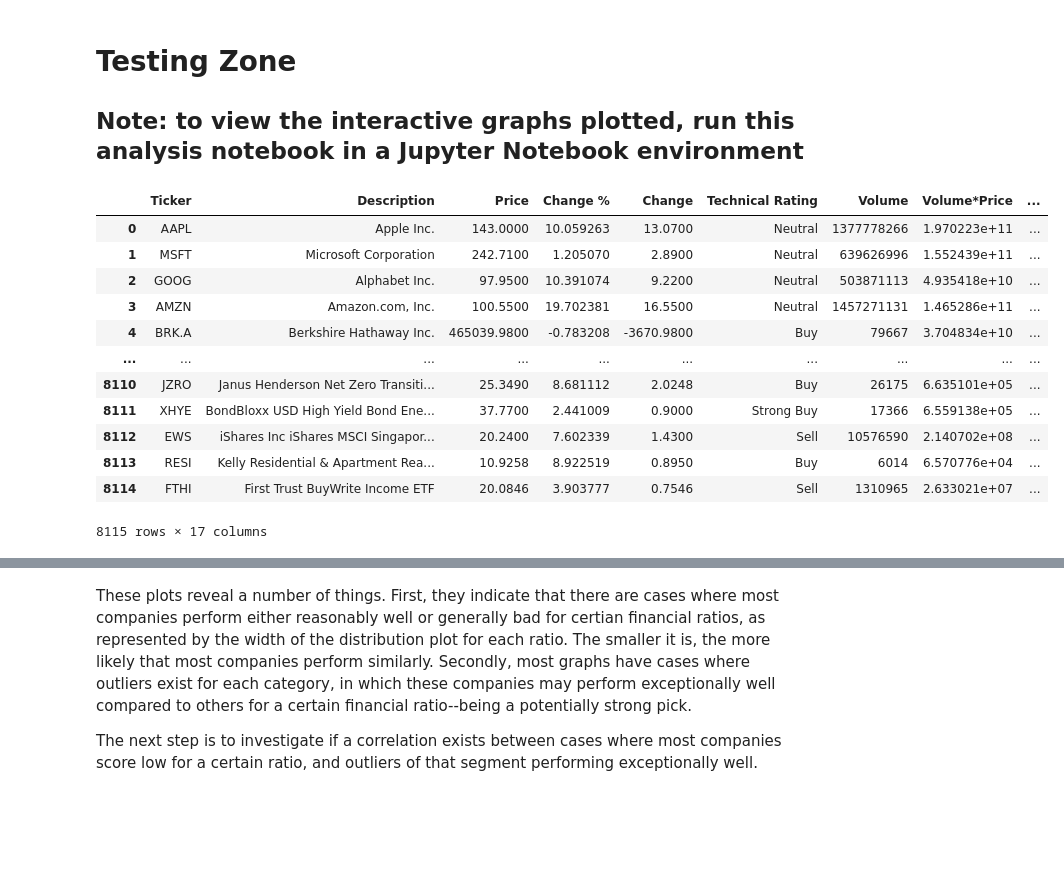
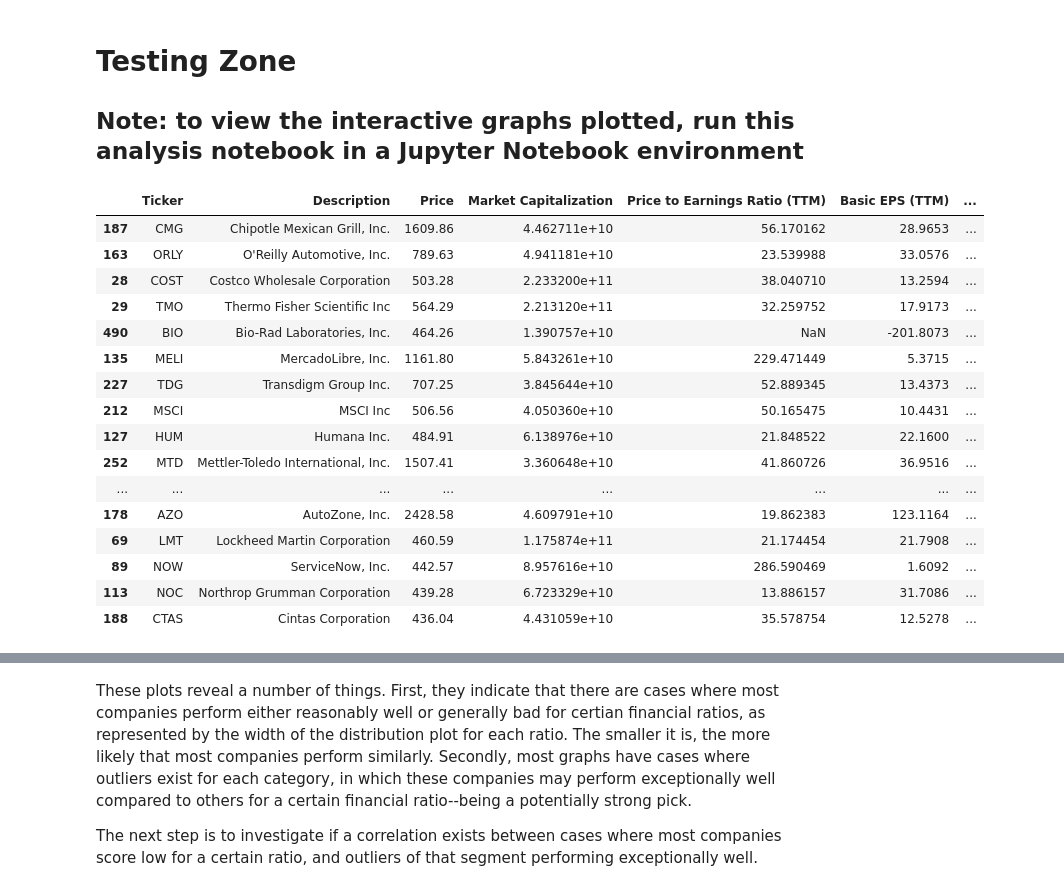
Before and after one commit to ubco-W2022T2-data301/project-group-group15, a Jupyter notebook: analysis/analysis1.ipynb, the cells around one changed output, grey strips where cells are left out. Drawn from its saved outputs; the diff is of its cells as text; code cells hidden in the pictures; blank space fills up the shorter version.

```diff
--- a/analysis/analysis1.ipynb
+++ b/analysis/analysis1.ipynb
@@ -128,3 +148,17 @@ class ValueRange:
+# %%
+equities = EquityData()
+overview_df = equities.load_and_process_data("overview.csv", exclude_columns=['Change %', 'Change', 'Technical Rating', 'Volume', 'Volume*Price'])
+income_statement_df = equities.load_and_process_data("income_statement.csv")
+balance_sheet_df = equities.load_and_process_data("balance_sheet.csv")
+dividends_df = equities.load_and_process_data("dividends.csv", exclude_columns=['Price'])
+margins_df = equities.load_and_process_data("margins.csv")
+performance_df = equities.load_and_process_data("performance.csv", exclude_columns=['Change 1m, %', 'Change 5m, %', 'Change 15m, %', 'Change 1h, %', 'Change 4h, %', 'Change 1W, %', 'Change 1M, %', 'Change %'])
+valuation_df = equities.load_and_process_data("valuation.csv", exclude_columns=['Price', 'Market Capitalization', 'Price to Earnings Ratio (TTM)', 'Basic EPS (TTM)', 'EPS Diluted (FY)'])
+
+dfs = [overview_df, income_statement_df, balance_sheet_df, dividends_df, margins_df, performance_df, valuation_df]
+df_names = ["overview_df", "income_statement_df", "balance_sheet_df", "dividends_df", "margins_df", "performance_df", "valuation_df"]
+
+equities.save_processed_data(dfs, df_names)
 # %%
 class QuantitativeAnalysis:
     def __init__(self, initial_capital: float=100000.00, capital_per_period: float=100.00, period: int=7, dividends_importance: bool=False, preferred_industries: list=["Technology Services, Electronic Technology"],
@@ -162,7 +196,7 @@ class QuantitativeAnalysis:
 
     def rank(self, df: pd.DataFrame, col: str, normalize_only: bool=False, threshold: float=1.5,
              below_threshold: bool=True, filter_outliers: bool=True, normalize_after: bool=False,
-             lower_quantile: float=0.05, upper_quantile: float=0.95) -> None:
+             lower_quantile: float=0.05, upper_quantile: float=0.95):
         """
         The scoring algorithm for determining the weight of each equity in the construction of the portfolio for this specific column examined.
         Features a custom outlier-filtering algorithm that is robust to outliers in the data set while still returning normalized values.
@@ -255,22 +289,26 @@ class PortfolioConstruction(DataVisualization, QuantitativeAnalysis):
 # %%
 test = QuantitativeAnalysis()
 test.rank(overview_df, 'Price', normalize_only=True)
-display(overview_df)
+display(overview_df.sort_values(by='Price Score', ascending=False).head(30))
 overview_df = overview_df.drop(columns=['Price Score'])
 # %% [output]
-|  | Ticker | Description | Price | Change % | Change | Technical Rating | Volume | Volume*Price | ... |
-| 0 | AAPL | Apple Inc. | 143.0000 | 10.059263 | 13.0700 | Neutral | 1377778266 | 1.970223e+11 | ... |
-| 1 | MSFT | Microsoft Corporation | 242.7100 | 1.205070 | 2.8900 | Neutral | 639626996 | 1.552439e+11 | ... |
-| 2 | GOOG | Alphabet Inc. | 97.9500 | 10.391074 | 9.2200 | Neutral | 503871113 | 4.935418e+10 | ... |
-| 3 | AMZN | Amazon.com, Inc. | 100.5500 | 19.702381 | 16.5500 | Neutral | 1457271131 | 1.465286e+11 | ... |
-| 4 | BRK.A | Berkshire Hathaway Inc. | 465039.9800 | -0.783208 | -3670.9800 | Buy | 79667 | 3.704834e+10 | ... |
-| ... | ... | ... | ... | ... | ... | ... | ... | ... | ... |
-| 8110 | JZRO | Janus Henderson Net Zero Transiti... | 25.3490 | 8.681112 | 2.0248 | Buy | 26175 | 6.635101e+05 | ... |
-| 8111 | XHYE | BondBloxx USD High Yield Bond Ene... | 37.7700 | 2.441009 | 0.9000 | Strong Buy | 17366 | 6.559138e+05 | ... |
-| 8112 | EWS | iShares Inc iShares MSCI Singapor... | 20.2400 | 7.602339 | 1.4300 | Sell | 10576590 | 2.140702e+08 | ... |
-| 8113 | RESI | Kelly Residential & Apartment Rea... | 10.9258 | 8.922519 | 0.8950 | Buy | 6014 | 6.570776e+04 | ... |
-| 8114 | FTHI | First Trust BuyWrite Income ETF | 20.0846 | 3.903777 | 0.7546 | Sell | 1310965 | 2.633021e+07 | ... |
+|  | Ticker | Description | Price | Market Capitalization | Price to Earnings Ratio (TTM) | Basic EPS (TTM) | ... |
+| 187 | CMG | Chipotle Mexican Grill, Inc. | 1609.86 | 4.462711e+10 | 56.170162 | 28.9653 | ... |
+| 163 | ORLY | O'Reilly Automotive, Inc. | 789.63 | 4.941181e+10 | 23.539988 | 33.0576 | ... |
+| 28 | COST | Costco Wholesale Corporation | 503.28 | 2.233200e+11 | 38.040710 | 13.2594 | ... |
+| 29 | TMO | Thermo Fisher Scientific Inc | 564.29 | 2.213120e+11 | 32.259752 | 17.9173 | ... |
+| 490 | BIO | Bio-Rad Laboratories, Inc. | 464.26 | 1.390757e+10 | NaN | -201.8073 | ... |
+| 135 | MELI | MercadoLibre, Inc. | 1161.80 | 5.843261e+10 | 229.471449 | 5.3715 | ... |
+| 227 | TDG | Transdigm Group Inc. | 707.25 | 3.845644e+10 | 52.889345 | 13.4373 | ... |
+| 212 | MSCI | MSCI Inc | 506.56 | 4.050360e+10 | 50.165475 | 10.4431 | ... |
+| 127 | HUM | Humana Inc. | 484.91 | 6.138976e+10 | 21.848522 | 22.1600 | ... |
+| 252 | MTD | Mettler-Toledo International, Inc. | 1507.41 | 3.360648e+10 | 41.860726 | 36.9516 | ... |
+| ... | ... | ... | ... | ... | ... | ... | ... |
+| 178 | AZO | AutoZone, Inc. | 2428.58 | 4.609791e+10 | 19.862383 | 123.1164 | ... |
+| 69 | LMT | Lockheed Martin Corporation | 460.59 | 1.175874e+11 | 21.174454 | 21.7908 | ... |
+| 89 | NOW | ServiceNow, Inc. | 442.57 | 8.957616e+10 | 286.590469 | 1.6092 | ... |
+| 113 | NOC | Northrop Grumman Corporation | 439.28 | 6.723329e+10 | 13.886157 | 31.7086 | ... |
+| 188 | CTAS | Cintas Corporation | 436.04 | 4.431059e+10 | 35.578754 | 12.5278 | ... |
-8115 rows × 17 columns
 # %%
 overview_df = overview_df[:500]
 summary_stats = overview_df.describe().T
```
Also changed, not shown: parts of 5 cells of this notebook, 7 other files.
